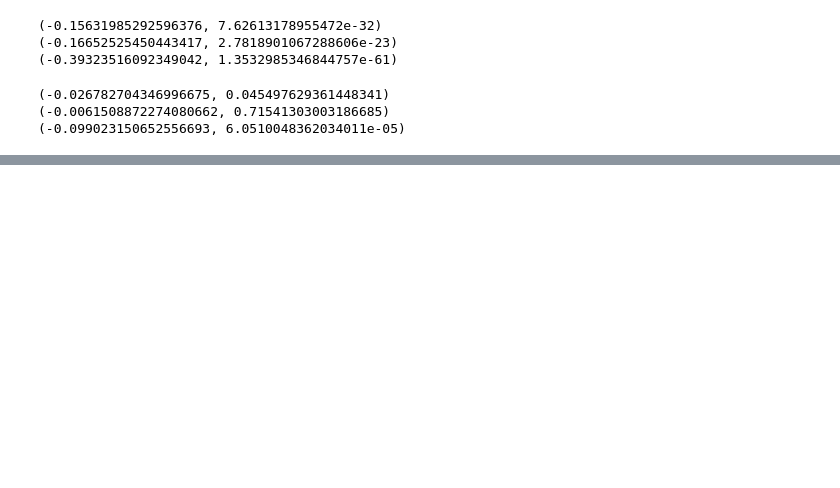
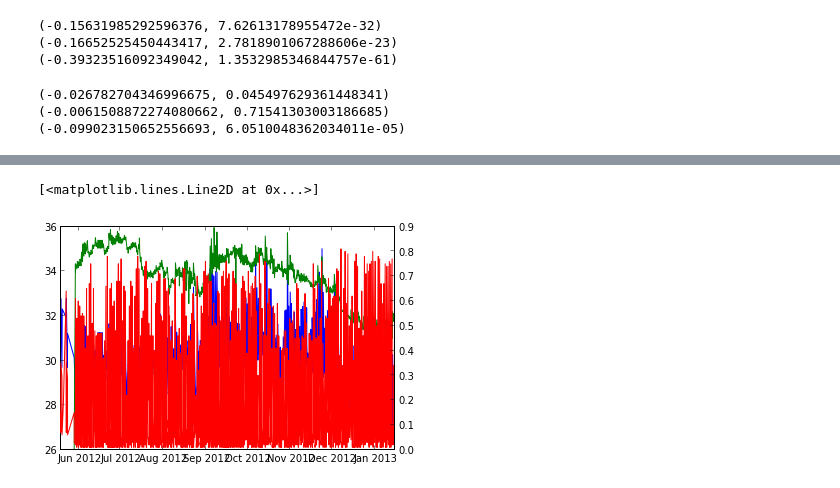
Before and after one commit to betodealmeida/notebooks, a Jupyter notebook: solar_panel/Solar panel decay.ipynb, the cells around one changed output, grey strips where cells are left out. Cells and saved outputs as stored; diff of their text form; code cells hidden in the pictures; blank space fills up the shorter version.

```diff
--- a/solar_panel/Solar panel decay.ipynb
+++ b/solar_panel/Solar panel decay.ipynb
@@ -182,0 +185,11 @@ ax.plot_date(time2[1:], dbatt, 'r-')
+# %%
+fig = pylab.figure()
+ax1 = fig.gca()
+ax2 = ax1.twinx()
+
+ax1.plot_date(time2[charge], temp2[charge], 'b-')
+ax2.plot_date(time2[charge], cond2[charge], 'g-')
+ax2.plot_date(time2[1:][charge], dbatt[charge], 'r-')
+# %% [output]
+[<matplotlib.lines.Line2D at 0x...>]
+[figure, added]
```
Also changed, not shown: parts of 2 cells of this notebook.
